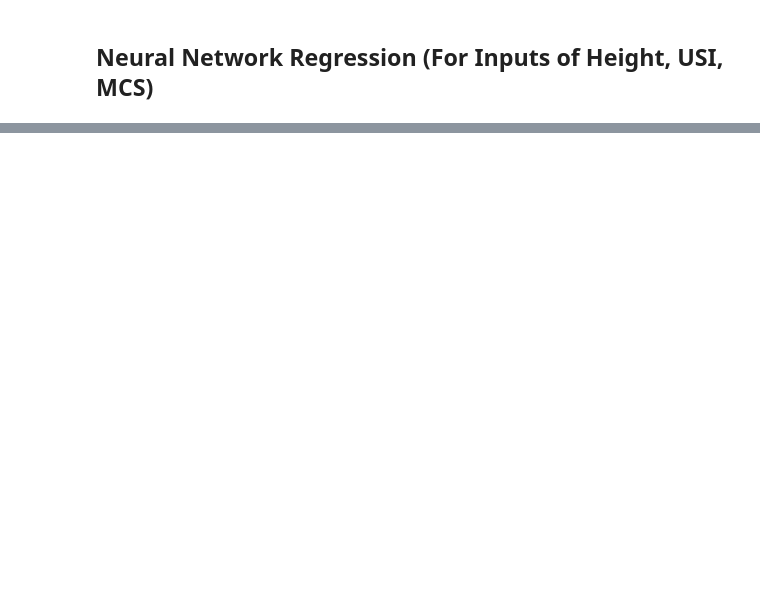
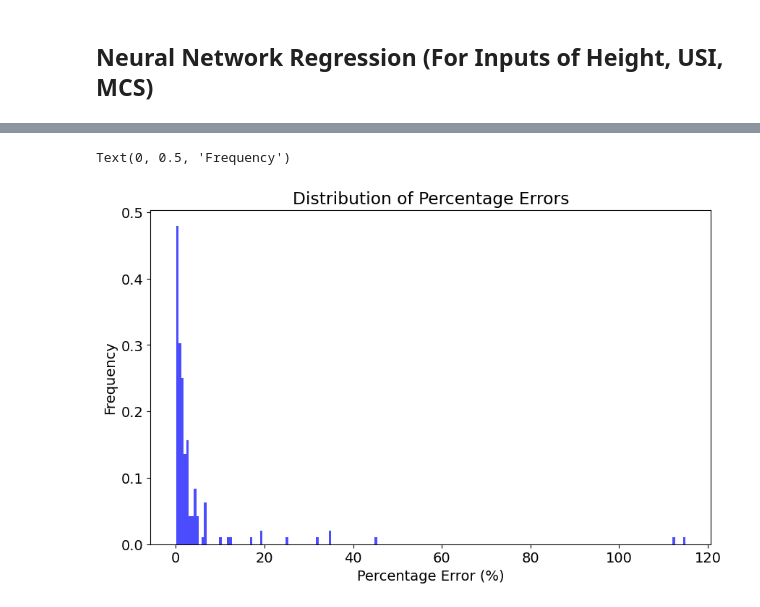
Before and after one commit to ReubenLimMonash/obj2, a Jupyter notebook: journal_2_scripts/fanet_cliff_prediction.ipynb, the cells around one changed output, grey strips where cells are left out. Cells and saved outputs as stored; diff of their text form; code cells hidden in the pictures; blank space fills up the shorter version.

```diff
--- a/journal_2_scripts/fanet_cliff_prediction.ipynb
+++ b/journal_2_scripts/fanet_cliff_prediction.ipynb
@@ -916,0 +1803,11 @@ plt.legend()
+# %%
+# Plot the percent error distribution
+plt.figure(figsize=(10, 6))
+plt.rcParams.update({'font.size': 14})
+plt.hist(percent_err, bins=200, density=True, color='blue', alpha=0.7)
+plt.title('Distribution of Percentage Errors')
+plt.xlabel('Percentage Error (%)')
+plt.ylabel('Frequency')
+# %% [output]
+Text(0, 0.5, 'Frequency')
+[figure, added]
```
Also changed, not shown: parts of 26 cells of this notebook, 7 other files.
